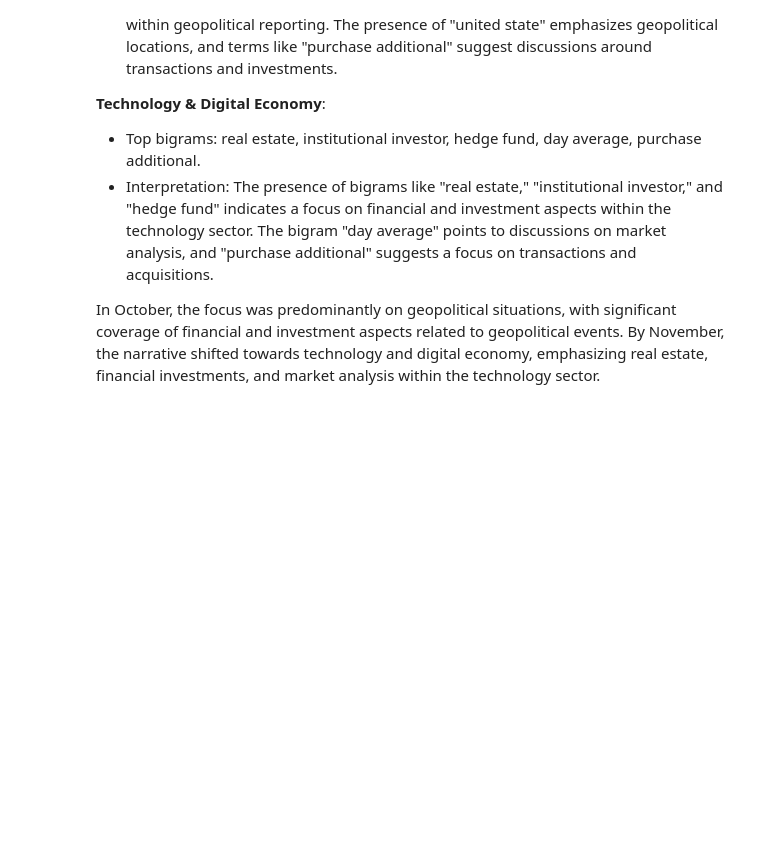
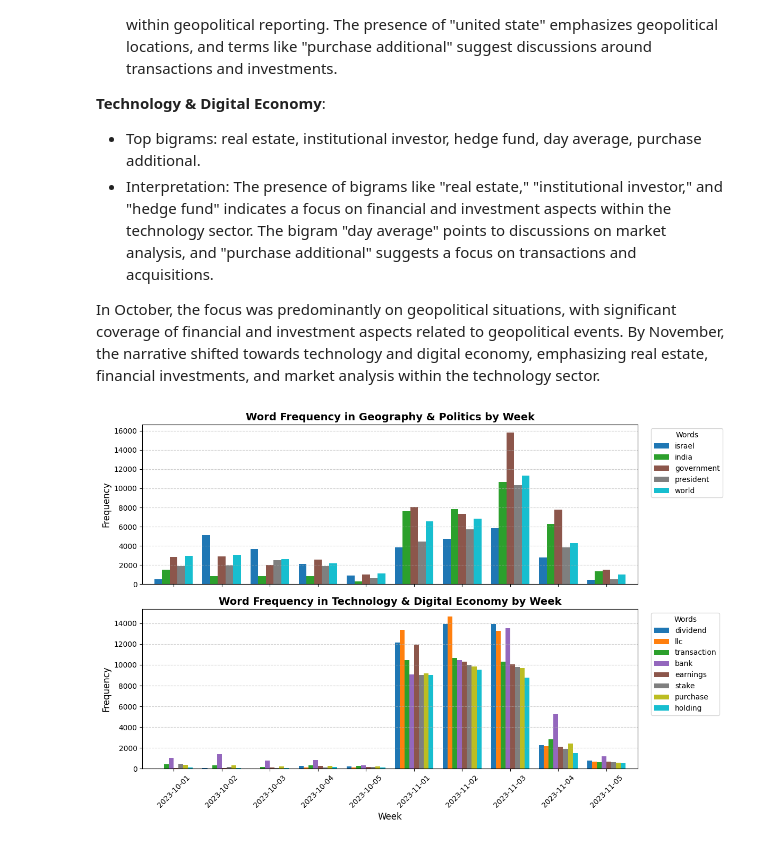
Before and after one commit to Enzo280100/textmining_hw02, a Jupyter notebook: hw02.ipynb, the cells around one changed output. Drawn from its saved outputs; the diff is of its cells as text; code cells hidden in the pictures; blank space fills up the shorter version.

```diff
--- a/hw02.ipynb
+++ b/hw02.ipynb
@@ -928,3 +938,67 @@ Our project aims to track the evolution of media narratives from a geopolitical
 
 
 In October, the focus was predominantly on geopolitical situations, with significant coverage of financial and investment aspects related to geopolitical events. By November, the narrative shifted towards technology and digital economy, emphasizing real estate, financial investments, and market analysis within the technology sector.
+# %%
+# Sort DataFrame by date
+df = df.sort_values("week_order")
+
+# Define keyword lists
+geo_places_words = ["israel", "india", "government", "president", "world"]
+tech_digital_words = ["dividend", "llc", "transaction", "bank", "earnings", "stake", "purchase", "holding"]
+
+# Dictionaries to store word frequency by week
+weekly_counts_geo = {word: [] for word in geo_places_words}
+weekly_counts_tech = {word: [] for word in tech_digital_words}
+weeks = []
+
+# Group by week and count word occurrences
+for week, group in df.groupby("week_order"):
+    all_words = " ".join(group["processed_content"].astype(str)).lower().split()
+    word_counts = Counter(all_words)
+
+    week_has_data = False  # Flag to check if the week contains any data
+
+    for word in geo_places_words:
+        count = word_counts[word]
+        weekly_counts_geo[word].append(count)
+        if count > 0:
+            week_has_data = True
+
+    for word in tech_digital_words:
+        count = word_counts[word]
+        weekly_counts_tech[word].append(count)
+        if count > 0:
+            week_has_data = True
+
+    # Only add the week if it contains data
+    if week_has_data:
+        weeks.append(week.strftime("%Y-%m-%d"))
+
+# Convert to DataFrame only for weeks that have data
+geo_df = pd.DataFrame(weekly_counts_geo, index=weeks)
+tech_df = pd.DataFrame(weekly_counts_tech, index=weeks)
+
+# Create bar charts
+fig, axes = plt.subplots(2, 1, figsize=(12, 8), sharex=True)
+
+# Function to plot stacked bar charts
+def plot_bar_chart(df, ax, title, y_label):
+    df.plot(kind="bar", ax=ax, width=0.8, colormap="tab10")
+    ax.set_title(title, fontsize=14, fontweight="bold")
+    ax.set_ylabel(y_label, fontsize=12)
+    ax.legend(title="Words", bbox_to_anchor=(1.02, 1), loc="upper left", fontsize=10)
+    ax.grid(axis="y", linestyle="--", alpha=0.6)
+
+# Plot Geography & Politics words
+plot_bar_chart(geo_df, axes[0], "Word Frequency in Geography & Politics by Week", "Frequency")
+
+# Plot Technology & Digital Economy words
+plot_bar_chart(tech_df, axes[1], "Word Frequency in Technology & Digital Economy by Week", "Frequency")
+
+axes[1].set_xlabel("Week", fontsize=12)
+plt.xticks(rotation=45)  # Rotate week labels for better readability
+
+plt.tight_layout()
+plt.show()
+# %% [output]
+[figure, added]
```
Also changed, not shown: parts of 3 cells of this notebook.
